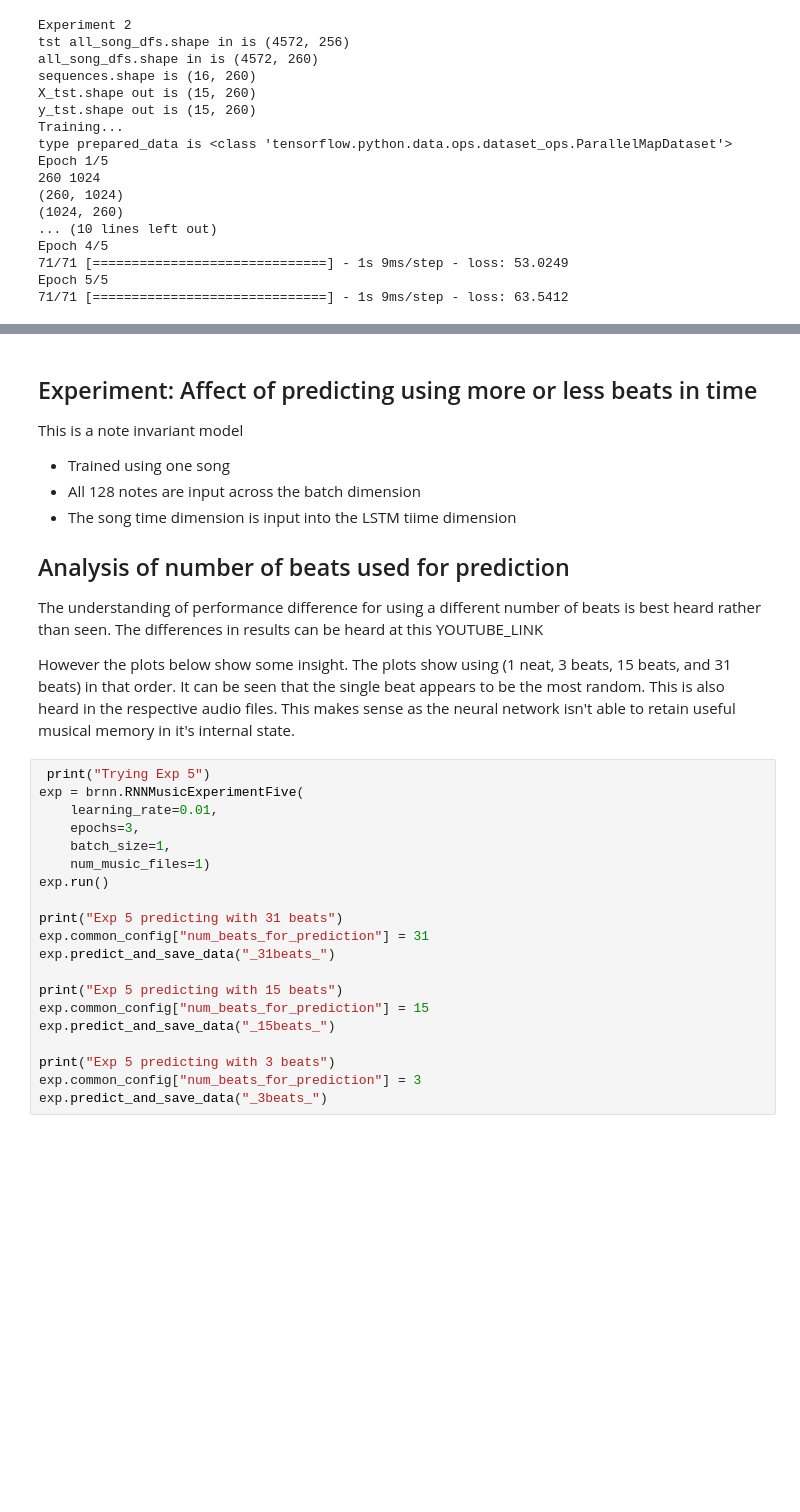
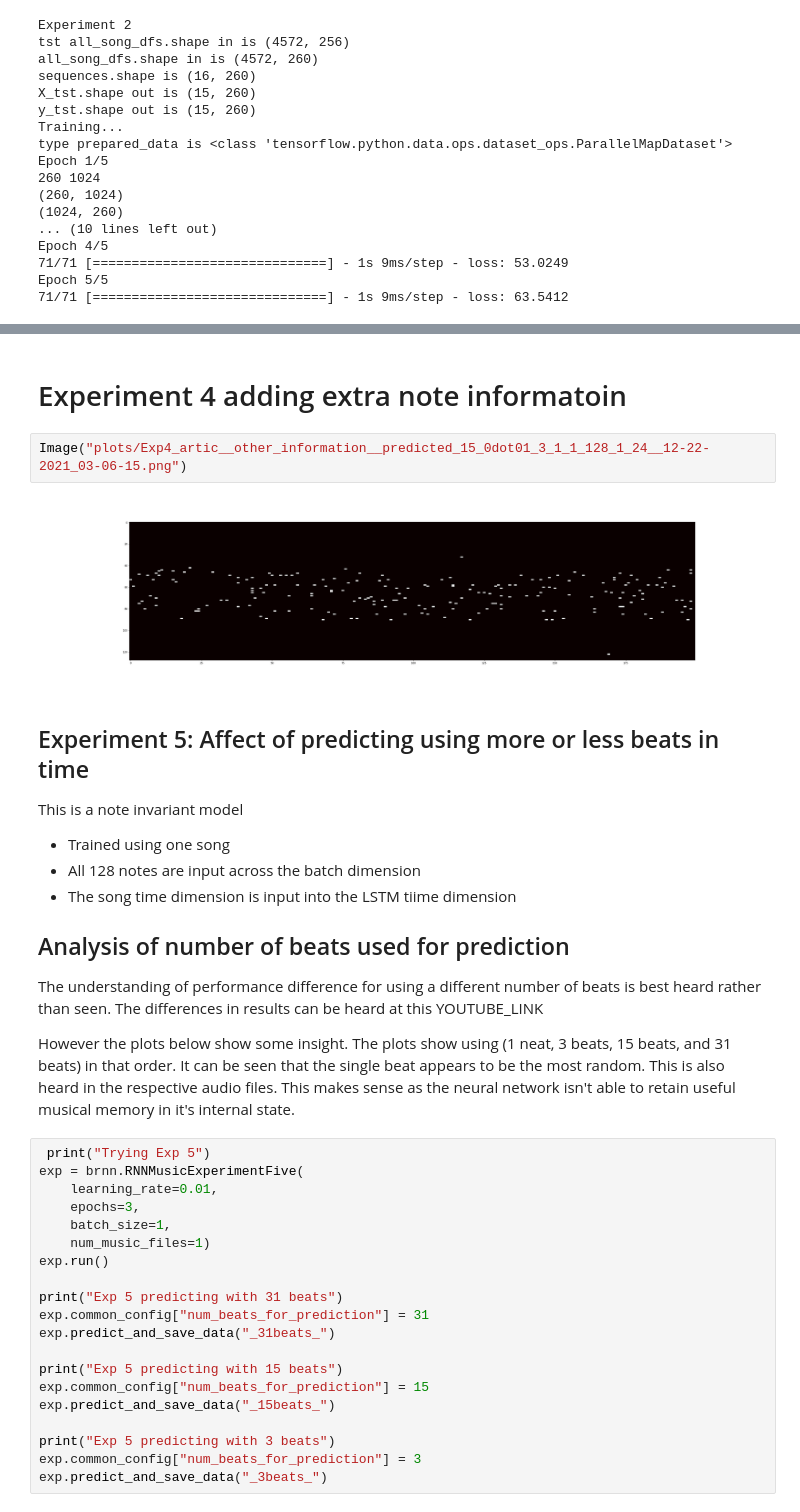
Before and after one commit to jannikjw/music_generation_rnn, a Jupyter notebook: rnn-music-generation.ipynb, the cells around one changed output, grey strips where cells are left out. Cells and saved outputs as stored; diff of their text form; blank space fills up the shorter version.

```diff
--- a/rnn-music-generation.ipynb
+++ b/rnn-music-generation.ipynb
@@ -215,5 +215,11 @@ AttributeError: 'RNNMusicExperimentThree' object has no attribute 'predict_and_s
+# %% [markdown]
+# Experiment 4 adding extra note informatoin
+# %%
+Image("plots/Exp4_artic__other_information__predicted_15_0dot01_3_1_1_128_1_24__12-22-2021_03-06-15.png")
+# %% [output]
+[figure, added]
 # %% [markdown]
-## Experiment: Affect of predicting using more or less beats in time
+## Experiment 5: Affect of predicting using more or less beats in time
 
 This is a note invariant model
 - Trained using one song
```
Also changed, not shown: parts of 16 cells of this notebook, 2 other files.
